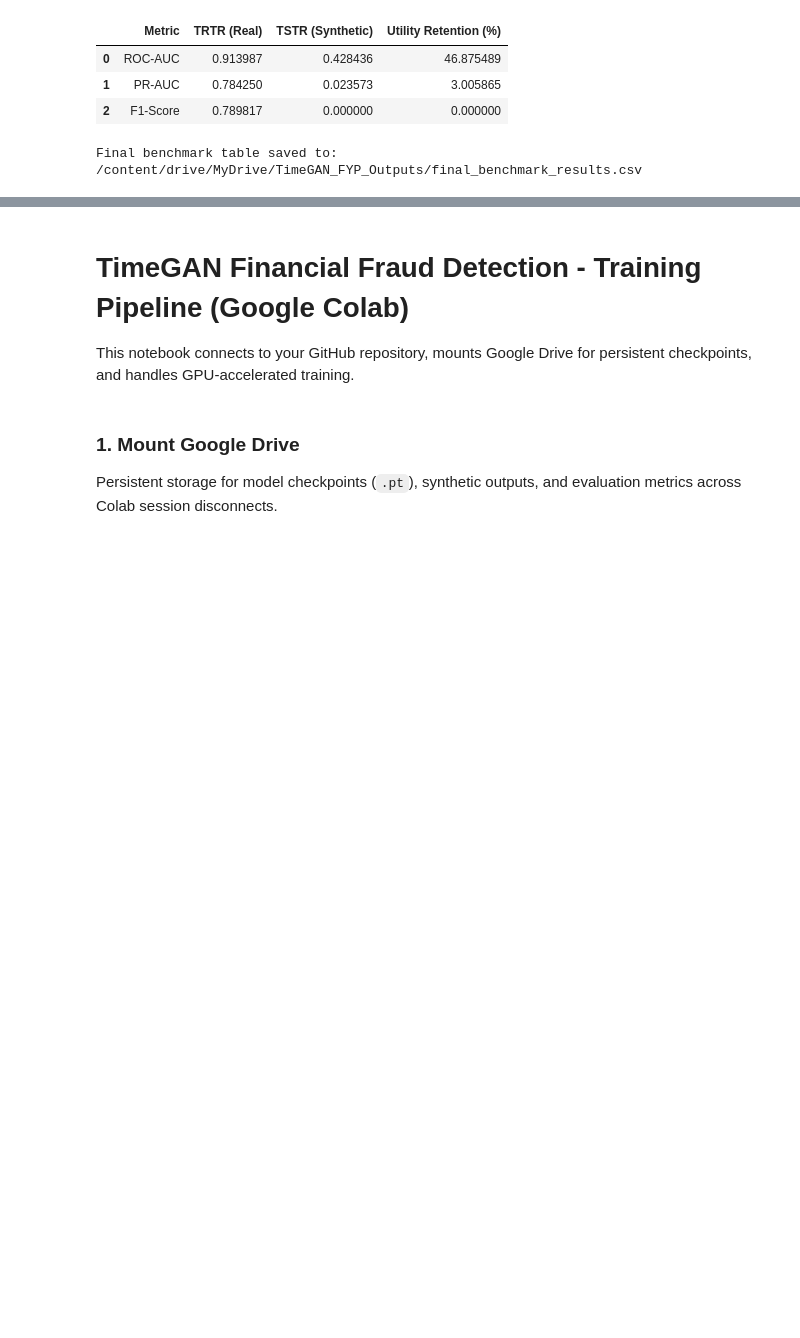
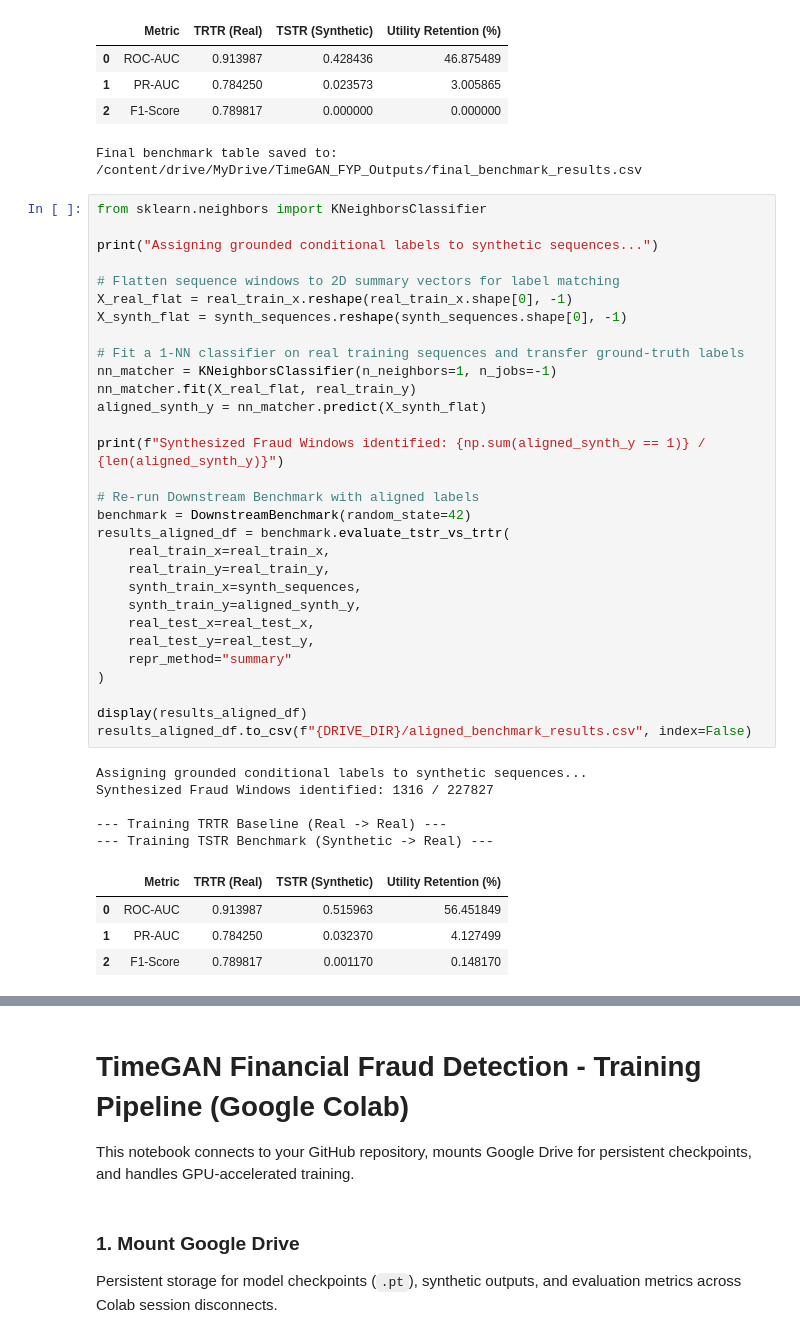
Before and after one commit to syaahiddd/TIMEGAN-SyntheticData-FinancialFraudDetection, a Jupyter notebook: notebooks/01_timegan_training_colab.ipynb, the cells around one changed output, grey strips where cells are left out. Cells and saved outputs as stored; diff of their text form; blank space fills up the shorter version.

```diff
--- a/notebooks/01_timegan_training_colab.ipynb
+++ b/notebooks/01_timegan_training_colab.ipynb
@@ -390,3 +390,43 @@ Distribution plot saved to: /content/drive/MyDrive/TimeGAN_FYP_Outputs/figures/p
 | 1 | PR-AUC | 0.784250 | 0.023573 | 3.005865 |
 | 2 | F1-Score | 0.789817 | 0.000000 | 0.000000 |
 Final benchmark table saved to: /content/drive/MyDrive/TimeGAN_FYP_Outputs/final_benchmark_results.csv
+# %%
+from sklearn.neighbors import KNeighborsClassifier
+
+print("Assigning grounded conditional labels to synthetic sequences...")
+
+# Flatten sequence windows to 2D summary vectors for label matching
+X_real_flat = real_train_x.reshape(real_train_x.shape[0], -1)
+X_synth_flat = synth_sequences.reshape(synth_sequences.shape[0], -1)
+
+# Fit a 1-NN classifier on real training sequences and transfer ground-truth labels
+nn_matcher = KNeighborsClassifier(n_neighbors=1, n_jobs=-1)
+nn_matcher.fit(X_real_flat, real_train_y)
+aligned_synth_y = nn_matcher.predict(X_synth_flat)
+
+print(f"Synthesized Fraud Windows identified: {np.sum(aligned_synth_y == 1)} / {len(aligned_synth_y)}")
+
+# Re-run Downstream Benchmark with aligned labels
+benchmark = DownstreamBenchmark(random_state=42)
+results_aligned_df = benchmark.evaluate_tstr_vs_trtr(
+    real_train_x=real_train_x,
+    real_train_y=real_train_y,
+    synth_train_x=synth_sequences,
+    synth_train_y=aligned_synth_y,
+    real_test_x=real_test_x,
+    real_test_y=real_test_y,
+    repr_method="summary"
+)
+
+display(results_aligned_df)
+results_aligned_df.to_csv(f"{DRIVE_DIR}/aligned_benchmark_results.csv", index=False)
+# %% [output]
+Assigning grounded conditional labels to synthetic sequences...
+Synthesized Fraud Windows identified: 1316 / 227827
+
+--- Training TRTR Baseline (Real -> Real) ---
+--- Training TSTR Benchmark (Synthetic -> Real) ---
+|  | Metric | TRTR (Real) | TSTR (Synthetic) | Utility Retention (%) |
+| 0 | ROC-AUC | 0.913987 | 0.515963 | 56.451849 |
+| 1 | PR-AUC | 0.784250 | 0.032370 | 4.127499 |
+| 2 | F1-Score | 0.789817 | 0.001170 | 0.148170 |
```
Also changed, not shown: parts of 2 cells of this notebook.
